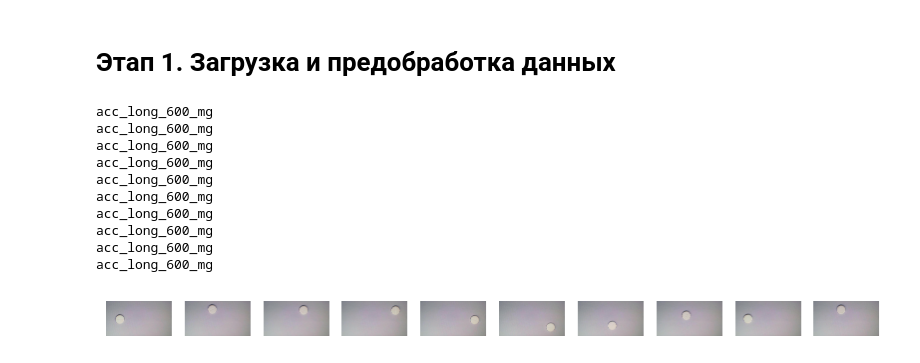
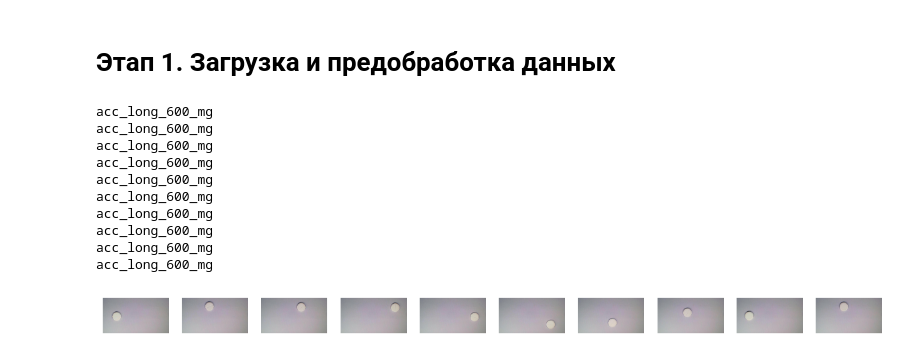
Before and after one commit to ArturBeze/cnn, a Jupyter notebook: cnn.ipynb, the cells around one changed output. Saved outputs shown, nothing was run; the diff lists cells and outputs as text; code cells hidden in the pictures.

```diff
--- a/cnn.ipynb
+++ b/cnn.ipynb
@@ -19,22 +20,22 @@ test_dataset = ImageFolder(f'{dataset_path}/test')
 # %%
 import matplotlib.pyplot as plt
 
-fig = plt.figure(figsize=(10,5))
+fig = plt.figure(figsize=(15,5))
 for index in range (1, 11):
     image, label = train_dataset[index]
     print(train_dataset.classes[label])
     plt.subplot(1, 10, index)
     plt.imshow(image)
     plt.axis('off')
 # %% [output]
 acc_long_600_mg
 acc_long_600_mg
 acc_long_600_mg
 acc_long_600_mg
 acc_long_600_mg
 acc_long_600_mg
 acc_long_600_mg
 acc_long_600_mg
 acc_long_600_mg
 acc_long_600_mg
-[figure, old version]
+[figure, new version]
```
Also changed, not shown: parts of 14 cells of this notebook.
